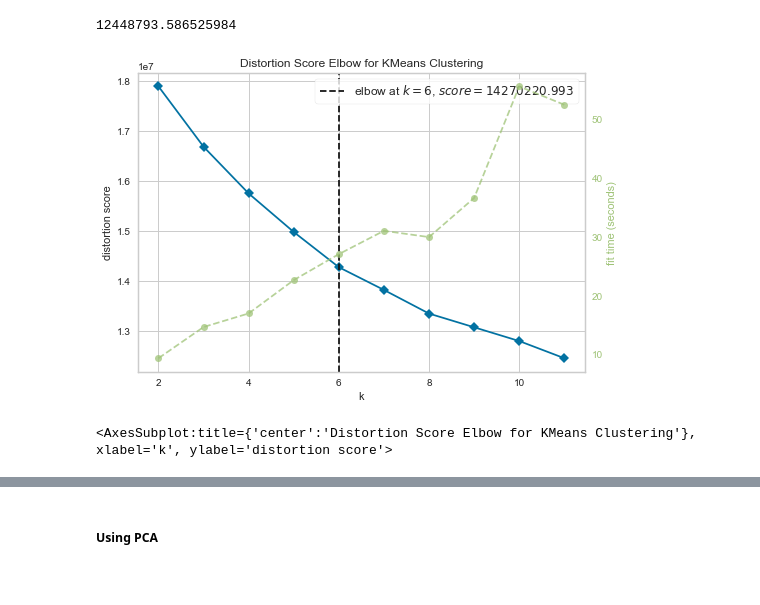
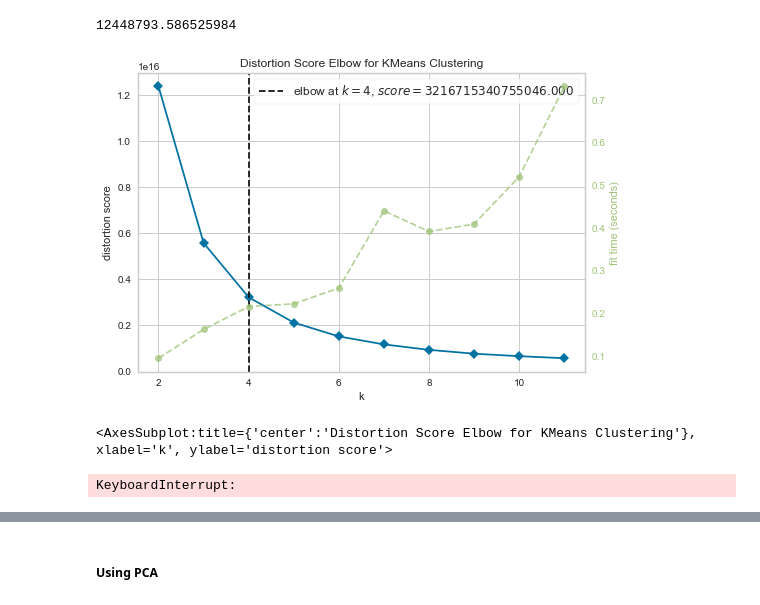
Before and after one commit to MohammadRouintan/Clustering-SuperMarket-Dataset-For-Predictive-Marketing, a Jupyter notebook: SuperMarket.ipynb, the cells around one changed output, grey strips where cells are left out. Saved outputs shown, nothing was run; the diff lists cells and outputs as text; code cells hidden in the pictures.

```diff
--- a/SuperMarket.ipynb
+++ b/SuperMarket.ipynb
@@ -804,3 +806,3 @@ from sklearn.preprocessing import StandardScaler
 from sklearn.pipeline import make_pipeline
 # %%
-x_scaled = StandardScaler().fit_transform(sup_copy.iloc[:, :-2])
+x_scaled = MinMaxScaler().fit_transform(sup_copy.iloc[:, :-2])
@@ -818,8 +822,14 @@ k_means.inertia_
 12448793.586525984
 # %%
 visualizer = KElbowVisualizer(k_means, k=(2, 12))
-visualizer.fit(x_scaled)
+visualizer.fit(x_sam)
 visualizer.show()
 # %% [output]
-[figure, old version]
+[figure, new version]
 <AxesSubplot:title={'center':'Distortion Score Elbow for KMeans Clustering'}, xlabel='k', ylabel='distortion score'>
+# %%
+visualizer = SilhouetteVisualizer(k_means, k=(2, 12))
+visualizer.fit(x_scaled)
+visualizer.show()
+# %% [output]
+KeyboardInterrupt:
```
Also changed, not shown: parts of 43 cells of this notebook.
